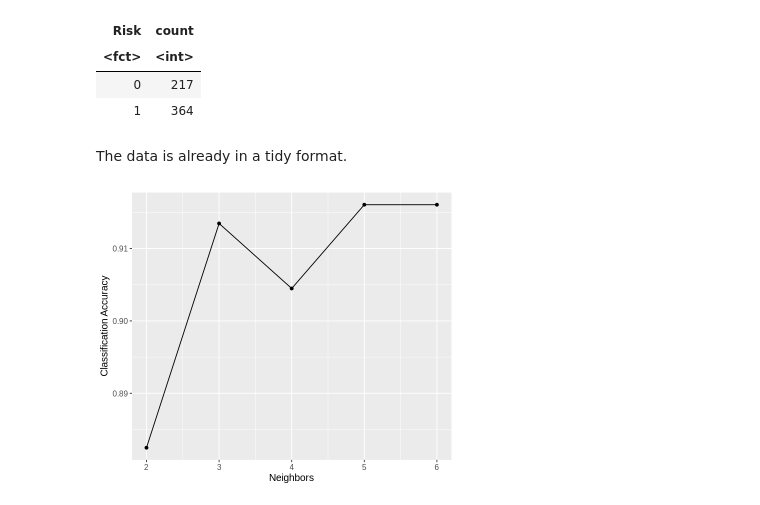
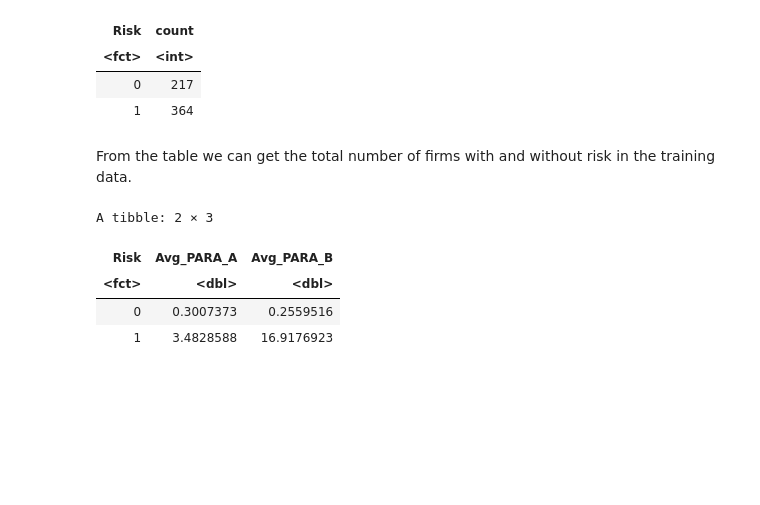
Before and after one commit to sgvjlee23/DSCI1002023SGroup6, a Jupyter notebook: audit_classification.ipynb, the cells around one changed output. Cells and saved outputs as stored; diff of their text form; code cells hidden in the pictures; blank space fills up the shorter version.

```diff
--- a/audit_classification.ipynb
+++ b/audit_classification.ipynb
@@ -92,57 +92,15 @@ A tibble: 2 × 2
 | 0 | 217 |
 | 1 | 364 |
 # %% [markdown]
-The data is already in a tidy format.
+From the table we can get the total number of firms with and without risk in the training data.
-# %%
-set.seed(1234)
-
-options(repr.plot.height = 5, repr.plot.width = 6)
-if(any(is.na(trial)))
-  trial <- na.omit(trial)
-
-training_recipe <- recipe (Risk ~ PARA_A + PARA_B + TOTAL + Money_Value, data = trial) |>
-                    step_naomit(all_predictors()) |>  # Additional step to remove NA values
-                    step_scale(all_predictors()) |>
-                    step_center(all_predictors())
-
-# KNN tuning specification
-knn_tune <- nearest_neighbor(weight_func = "rectangular", neighbors = tune()) |>
-            set_engine("kknn") |>
-            set_mode("classification")
-
-# Cross-validation setup
-training_vfold <- vfold_cv(trial, v = 5, strata = Risk)
-
-# KNN specification
-knn_spec <- nearest_neighbor(weight_func = "rectangular", neighbors = 5) |>
-            set_engine("kknn") |>
-            set_mode("classification")
-
-# Fit model
-training_fit <- workflow()|>
-                add_recipe(training_recipe) |>
-                add_model(knn_spec) |>
-                fit_resamples(resamples = training_vfold)
-
-# Tuning
-k_values <- tibble(neighbors = 2:6)
-knn_results <- workflow() |>
-                add_recipe(training_recipe) |>
-                add_model(knn_tune) |>
-                tune_grid(resamples = training_vfold, grid = k_values) |>
-                collect_metrics()
-
-# Extract accuracies
-accuracies <- knn_results |>
-                filter(.metric == "accuracy")
-
-# Plot
-cross_val_plot <- ggplot(accuracies, aes(x = neighbors, y = mean, group = .metric)) +
-                    geom_point() +
-                    geom_line() +
-                    labs(x = "Neighbors", y = "Classification Accuracy") +
-                    theme(text = element_text(size = 12))
-
-cross_val_plot
-# %% [output]
-[figure, removed]
+# %%
+trial_train |>
+    group_by (Risk) |>
+    summarize (Avg_PARA_A = mean(PARA_A), Avg_PARA_B = mean(PARA_B)) -> Com_PARA
+Com_PARA
+# %% [output]
+A tibble: 2 × 3
+| Risk | Avg_PARA_A | Avg_PARA_B |
+| <fct> | <dbl> | <dbl> |
+| 0 | 0.3007373 | 0.2559516 |
+| 1 | 3.4828588 | 16.9176923 |
```
Also changed, not shown: parts of 8 cells of this notebook.
